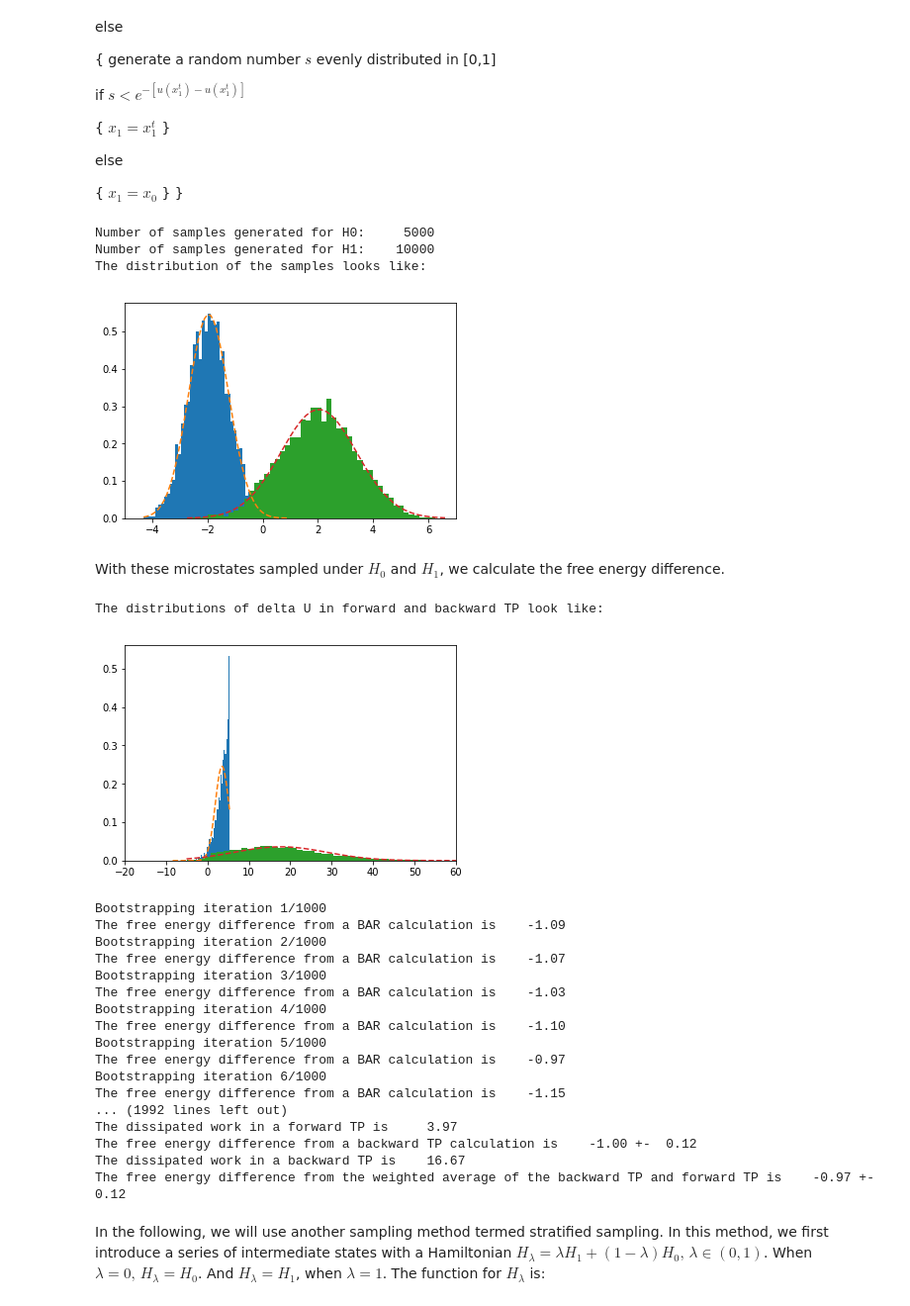
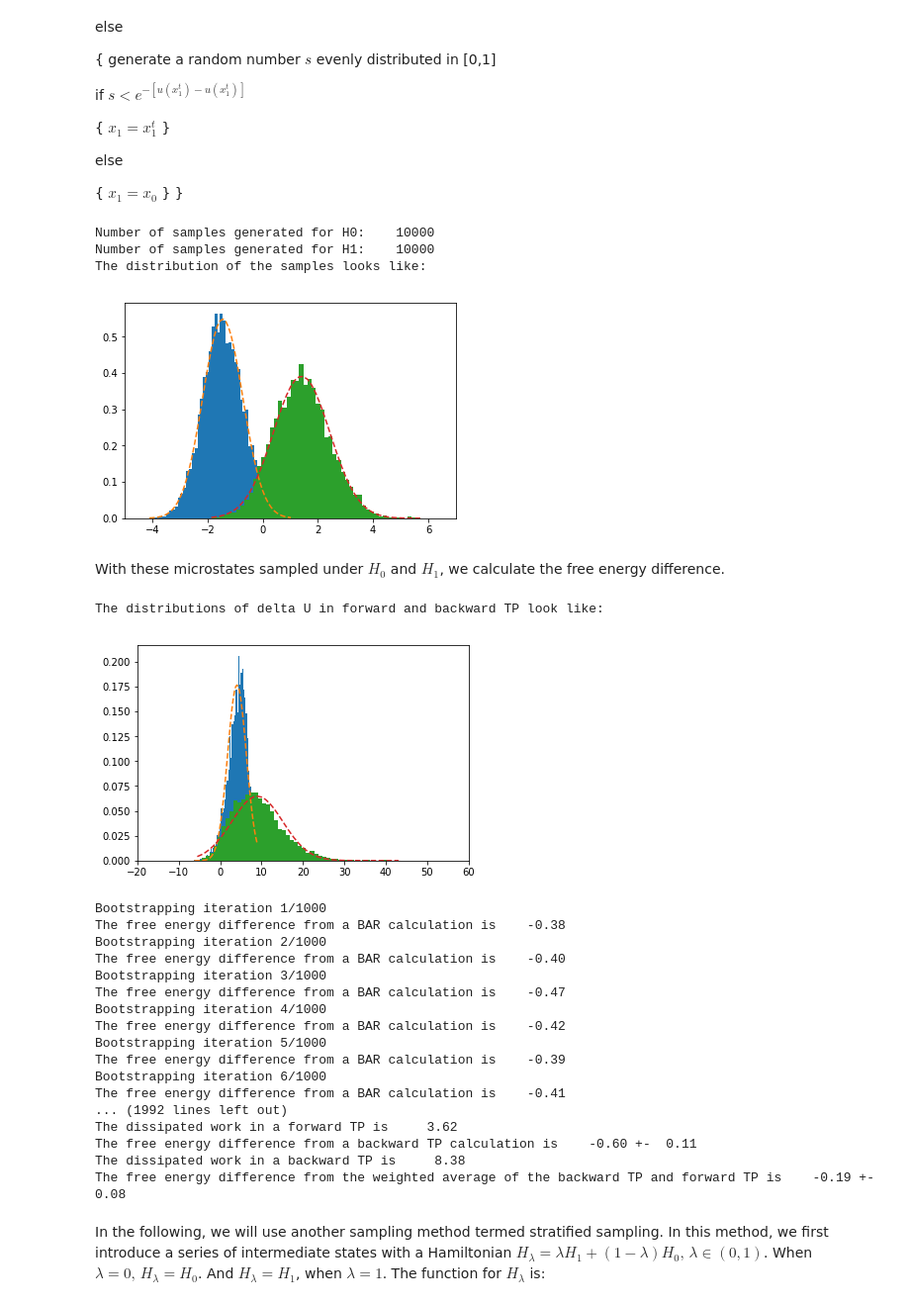
Before and after one commit to samuelymei/freeenergy, a Jupyter notebook: notes/Bennett_Acceptance_Ratio.ipynb, the cells around one changed output. Shown: that part at 99% size. Cells and saved outputs as stored; diff of their text form; code cells hidden in the pictures.

```diff
--- a/notes/Bennett_Acceptance_Ratio.ipynb
+++ b/notes/Bennett_Acceptance_Ratio.ipynb
@@ -68,9 +68,9 @@ import matplotlib.mlab as mlab
 import random
 np.set_printoptions(precision=3)
 def u0(x):
-    return (x+2.0)**2
+    return (x+1.5)**2
 def u1(x):
-    return 0.25*(x-2.0)**2
+    return 0.5*(x-1.5)**2
 x=np.linspace(-5,6,100)
 y0=u0(x)
 y1=u1(x)
@@ -143,39 +143,39 @@ def MCpropagator(x0,dx,N,dN,u):
 # %%
 dx = 0.01
 dN = 1600
-N0 = 5000
-x_init0 = -2.0
+N0 = 10000
+x_init0 = -1.5
 x0 = np.empty(N0)
 x0, count0 = MCpropagator(x_init0,dx,N0,dN,u0)
 print('Number of samples generated for H0: %8d' %count0)
 prob0, bins0, patches0 = plt.hist(x0, bins=50, density=True)
 mean0 = np.mean(x0)
 variance0 = np.var(x0)
 sigma0 = np.sqrt(variance0)
 npdf0 = scipy.stats.norm.pdf(bins0,mean0,sigma0)
 plt.plot(bins0, npdf0, '--')
 
 N1 = 10000
-x_init1 = 2.0
+x_init1 = 1.5
 x1 = np.empty(N0)
 x1, count1 = MCpropagator(x_init1,dx,N1,dN,u1)
 print('Number of samples generated for H1: %8d' %count1)
 
 prob1, bins1, patches1 = plt.hist(x1, bins=50, density=True)
 mean1 = np.mean(x1)
 variance1 = np.var(x1)
 sigma1 = np.sqrt(variance1)
 npdf1 = scipy.stats.norm.pdf(bins1,mean1,sigma1)
 plt.plot(bins1, npdf1, '--')
 
 print('The distribution of the samples looks like:')
 plt.xlim(-5,7)
 plt.show()
 # %% [output]
-Number of samples generated for H0:     5000
+Number of samples generated for H0:    10000
 Number of samples generated for H1:    10000
 The distribution of the samples looks like:
-[figure, old version]
+[figure, new version]
 # %% [markdown]
 With these microstates sampled under $H_0$ and $H_1$, we calculate the free energy difference.
 # %%
@@ -286,24 +286,24 @@ varavgTPdA=1/(1/fTPvardA+1/bTPvardA)
 print('The free energy difference from the weighted average of the backward TP and forward TP is %8.2f +- %5.2f' % (avgTPdA, sqrt(varavgTPdA)))
 # %% [output]
 The distributions of delta U in forward and backward TP look like:
-[figure, old version]
+[figure, new version]
 Bootstrapping iteration 1/1000
-The free energy difference from a BAR calculation is    -1.09
+The free energy difference from a BAR calculation is    -0.38
 Bootstrapping iteration 2/1000
-The free energy difference from a BAR calculation is    -1.07
+The free energy difference from a BAR calculation is    -0.40
 Bootstrapping iteration 3/1000
-The free energy difference from a BAR calculation is    -1.03
+The free energy difference from a BAR calculation is    -0.47
 Bootstrapping iteration 4/1000
-The free energy difference from a BAR calculation is    -1.10
+The free energy difference from a BAR calculation is    -0.42
 Bootstrapping iteration 5/1000
-The free energy difference from a BAR calculation is    -0.97
+The free energy difference from a BAR calculation is    -0.39
 Bootstrapping iteration 6/1000
-The free energy difference from a BAR calculation is    -1.15
+The free energy difference from a BAR calculation is    -0.41
 ... (1992 lines left out)
-The dissipated work in a forward TP is     3.97
-The free energy difference from a backward TP calculation is    -1.00 +-  0.12
-The dissipated work in a backward TP is    16.67
-The free energy difference from the weighted average of the backward TP and forward TP is    -0.97 +-  0.12
+The dissipated work in a forward TP is     3.62
+The free energy difference from a backward TP calculation is    -0.60 +-  0.11
+The dissipated work in a backward TP is     8.38
+The free energy difference from the weighted average of the backward TP and forward TP is    -0.19 +-  0.08
 # %% [markdown]
 In the following, we will use another sampling method termed stratified sampling. In this method, we first introduce a series of intermediate states with a Hamiltonian $H_\lambda=\lambda H_1+(1-\lambda)H_0,\, \lambda \in (0,1)$. When $\lambda=0,\, H_\lambda=H_0$. And $H_\lambda=H_1$, when $\lambda=1$. The function for $H_\lambda$ is:
 # %%
```
Also changed, not shown: parts of 4 cells of this notebook.
